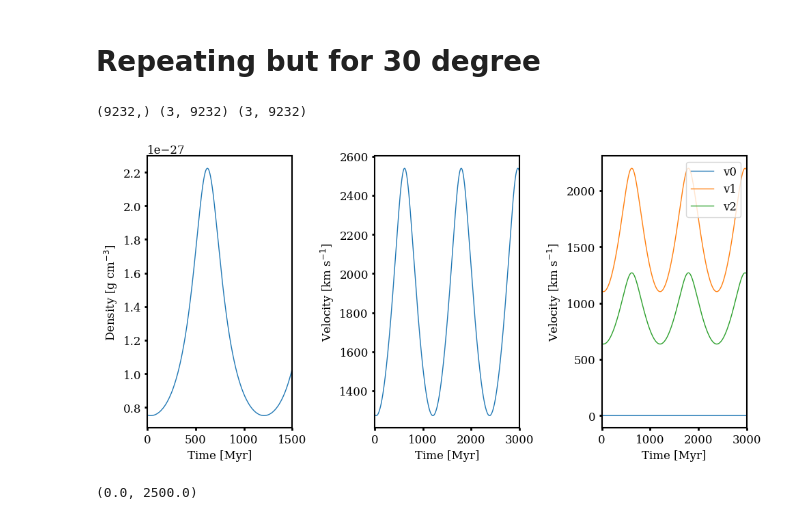
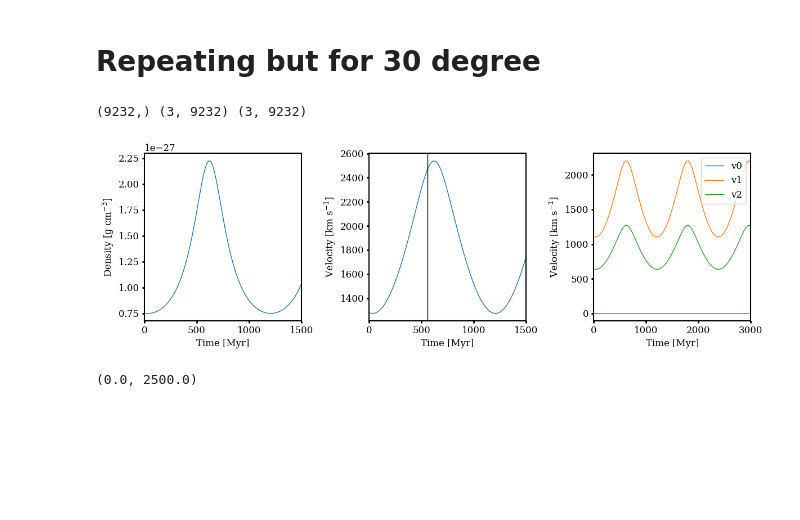
Before and after one commit to HSouch/galarp, a Jupyter notebook: paper/create_icminflow.ipynb, the cells around one changed output. Saved outputs shown, nothing was run; the diff lists cells and outputs as text; code cells hidden in the pictures; blank space fills up the shorter version.

```diff
--- a/paper/create_icminflow.ipynb
+++ b/paper/create_icminflow.ipynb
@@ -352,36 +352,38 @@ vz_ts = (v_tot[i0:] * np.sin(np.deg2rad(dw_angle_adj))).cgs.value
 
 np.savetxt("ICMinflow_data_30deg.in",
           np.column_stack([time_ts, rho_ts,temp_ts,
                            vx_ts, vy_ts, vz_ts]),
           fmt='%.10e',delimiter="  ",header='time    Density         Temp    Velocity (x,y,z) ')
 
 
 
 t = Table.read("ICMinflow_data_30deg.in", format="ascii")
 
-fig, ax = plt.subplots(1, 3, figsize=(10, 5))
+fig, ax = plt.subplots(1, 3, figsize=(12, 4))
 ax[0].plot((t["col1"] * u.s).to(u.Myr), t["col2"])
 ax[0].set(xlim=(0, 1500), xlabel="Time [Myr]", ylabel="Density [g cm$^{-3}$]")
 
 velocity = np.sqrt(t["col4"]**2 + t["col5"]**2 + t["col6"]**2)
 
 v1, v2, v3 = t["col4"], t["col5"], t["col6"]
 
 ax[1].plot(t["col1"] * u.s.to(u.Myr), velocity * (u.cm / u.s).to(u.km/u.s))
 ax[1].plot(t["col2"] * u.s.to(u.Myr), velocity * (u.cm / u.s).to(u.km/u.s))
 
 for i, v in enumerate([v1, v2, v3]):
     ax[2].plot(t["col1"] * u.s.to(u.Myr), v * (u.cm / u.s).to(u.km/u.s), label=f"v{i}")
 
+ax[1].axvline(560)
+
 ax[1].set_xlim(0, 1500)
-ax[1].set(xlim=(0, 3000), xlabel="Time [Myr]", ylabel="Velocity [km s$^{-1}$]")
+ax[1].set(xlim=(0, 1500), xlabel="Time [Myr]", ylabel="Velocity [km s$^{-1}$]")
 ax[2].set(xlim=(0, 3000), xlabel="Time [Myr]", ylabel="Velocity [km s$^{-1}$]")
 ax[2].legend()
 plt.tight_layout()
 plt.show()
 # %% [output]
 (9232,) (3, 9232) (3, 9232)
-[figure, old version]
+[figure, new version]
 # %%
 
 fig, ax1 = plt.subplots()
```
Also changed, not shown: parts of 2 cells of this notebook, 2 other files.
